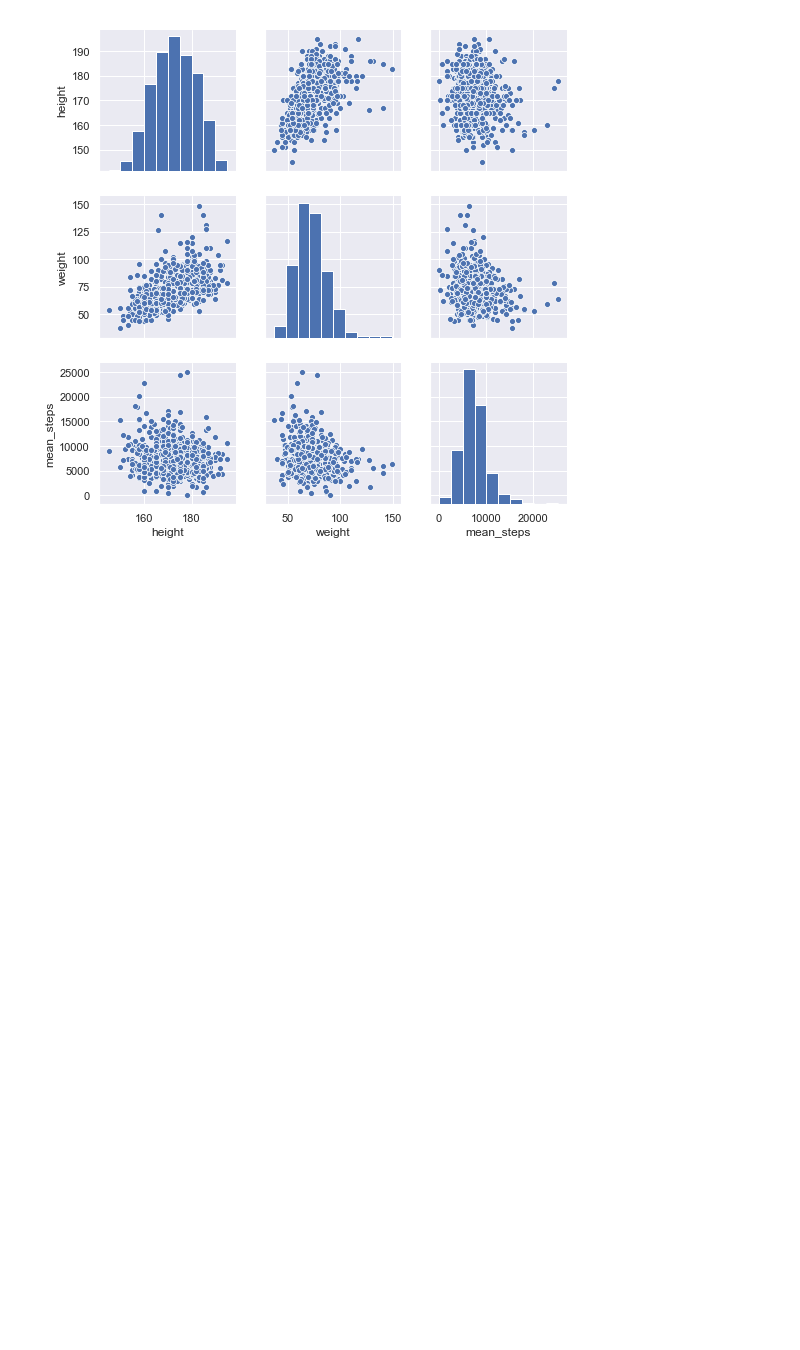
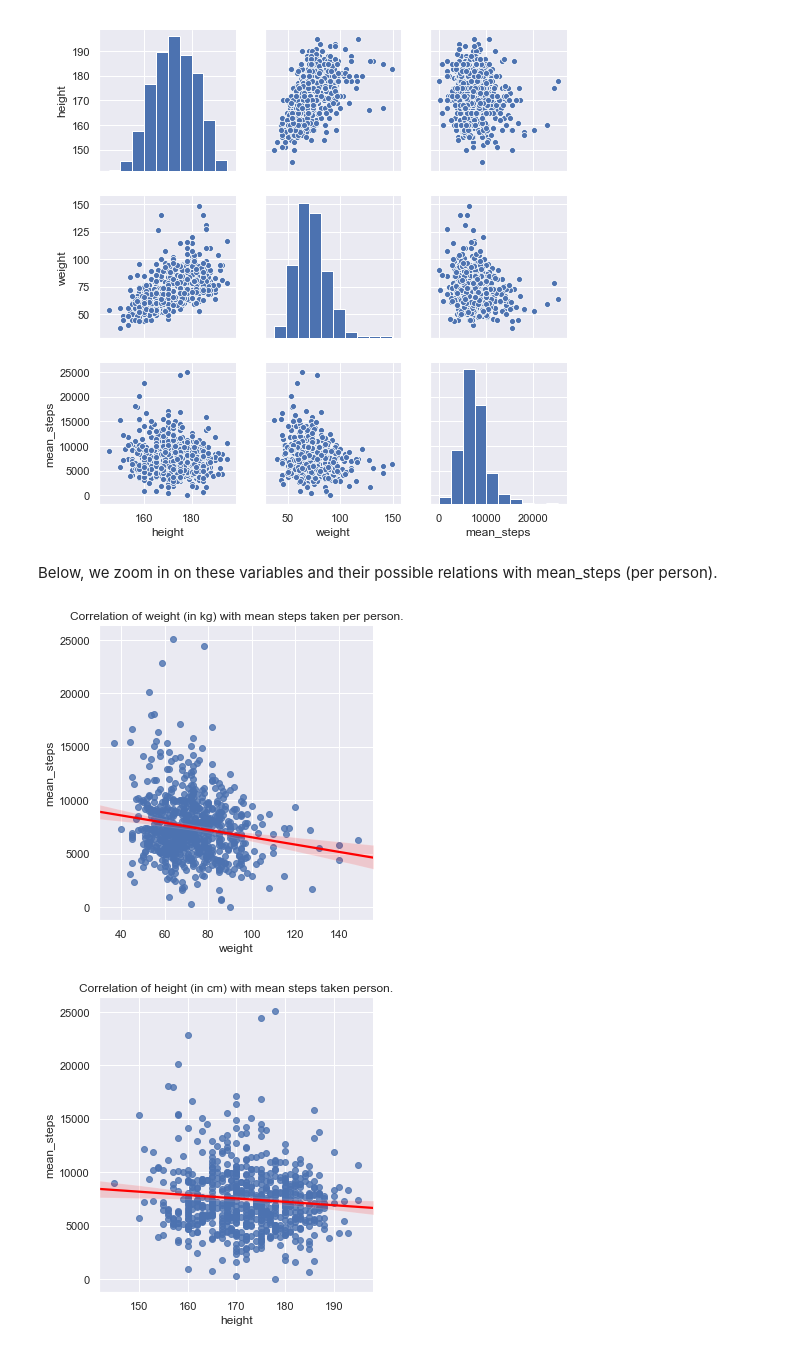
Before and after one commit to leonberlang/datadrivenlearning, a Jupyter notebook: assignments/assignment1.ipynb, the cells around one changed output. Saved outputs shown, nothing was run; the diff lists cells and outputs as text; code cells hidden in the pictures; blank space fills up the shorter version.

```diff
--- a/assignments/assignment1.ipynb
+++ b/assignments/assignment1.ipynb
@@ -276,0 +296,13 @@ plt.show()
+# %% [markdown]
+Below, we zoom in on these variables and their possible relations with mean_steps (per person).
+# %%
+sns.lmplot(x='weight',y='mean_steps',data=df_HWS, fit_reg=True, line_kws={'color': 'red'})
+plt.title("Correlation of weight (in kg) with mean steps taken per person.")
+plt.show()
+
+sns.lmplot(x='height',y='mean_steps',data=df_HWS, fit_reg=True, line_kws={'color': 'red'})
+plt.title("Correlation of height (in cm) with mean steps taken person.")
+plt.show()
+# %% [output]
+[figure, added]
+[figure, added]
```
Also changed, not shown: parts of 43 cells of this notebook.
